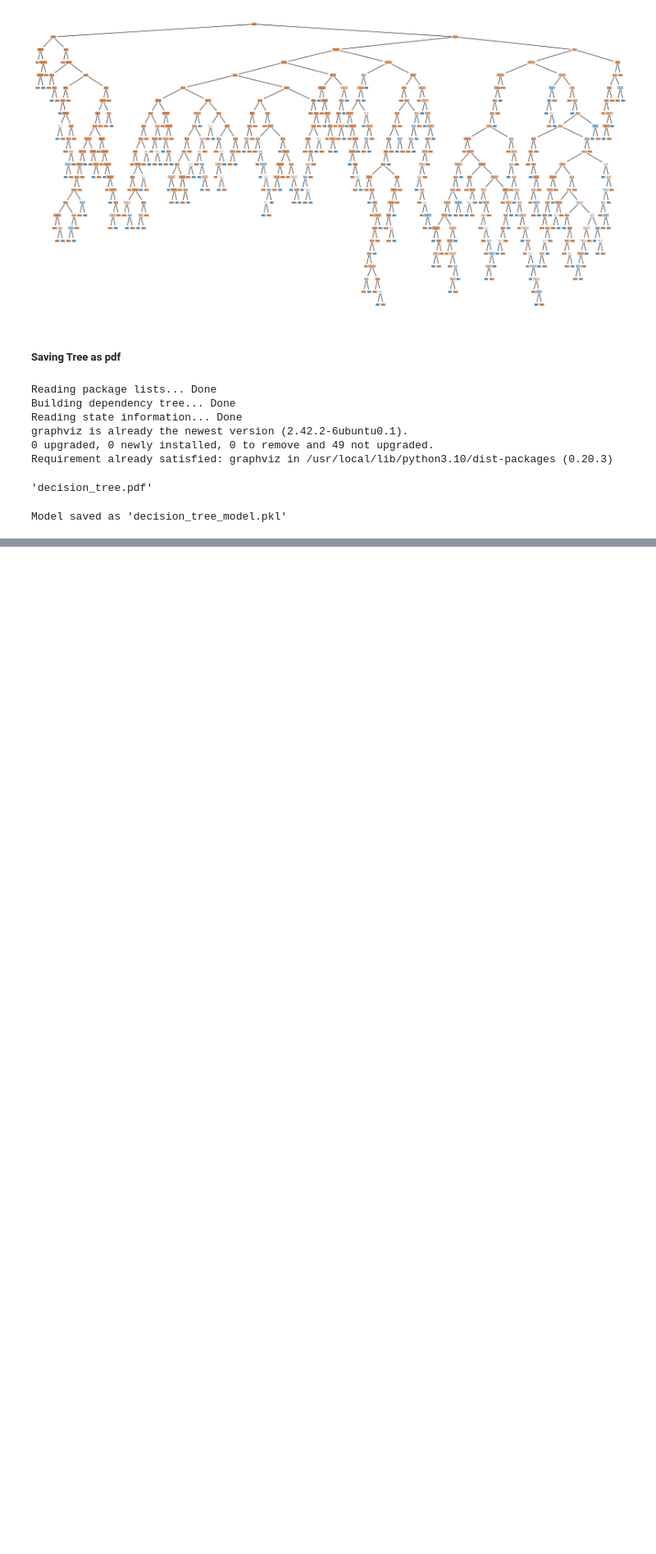
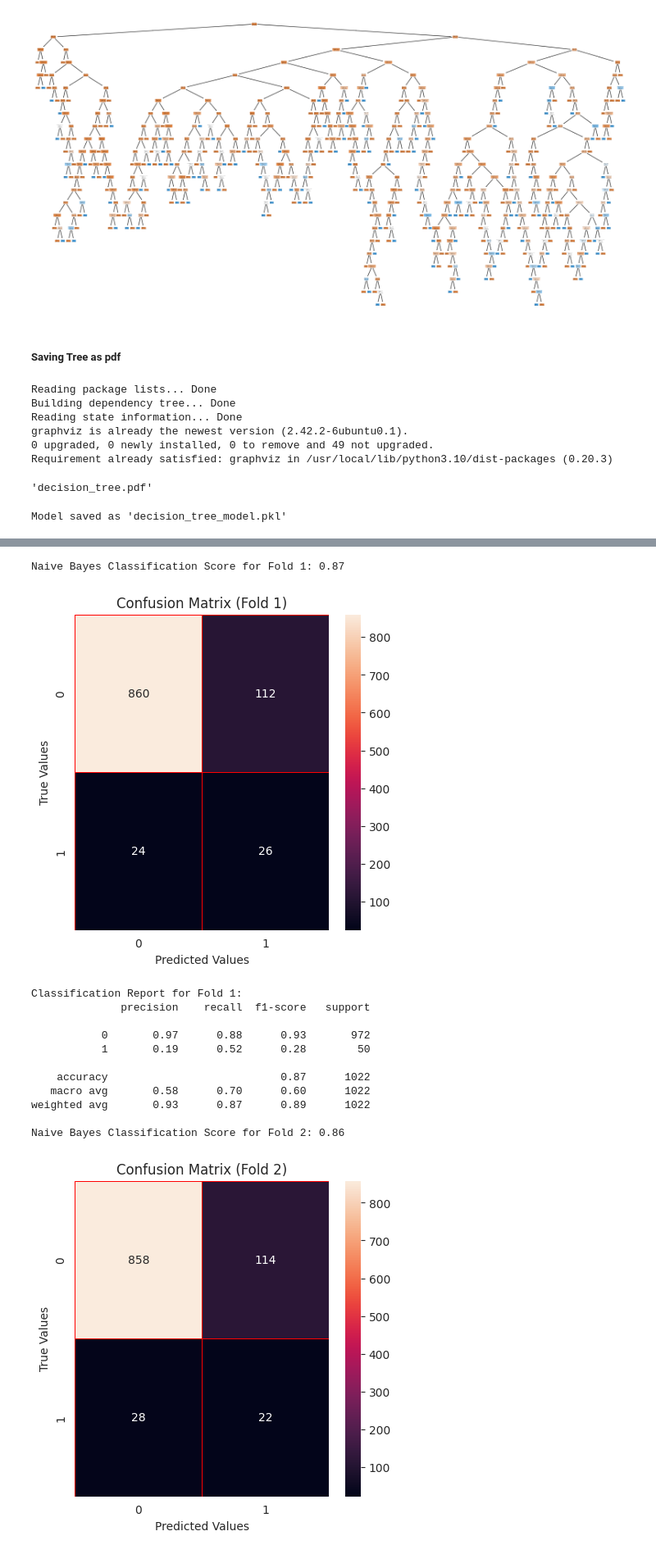
Before and after one commit to YasminaNasser/Stroke-Prediction-Data-Mining, a Jupyter notebook: Stroke_Prediction_Phase_2.ipynb, the cells around one changed output, grey strips where cells are left out. Shown at 82% size. Saved outputs shown, nothing was run; the diff lists cells and outputs as text; code cells hidden in the pictures; blank space fills up the shorter version.

```diff
--- a/Stroke_Prediction_Phase_2.ipynb
+++ b/Stroke_Prediction_Phase_2.ipynb
@@ -1307,0 +1351,59 @@ Model saved as 'decision_tree_model.pkl'
+# %%
+from sklearn.naive_bayes import GaussianNB
+from sklearn.metrics import confusion_matrix
+import seaborn as sns
+import matplotlib.pyplot as plt
+
+# Initialize the classifier
+naive_bayes = GaussianNB()
+
+# Data (assumed df_ready is already defined)
+X = df_ready.drop(columns=['stroke'])
+y = df_ready['stroke']
+
+kfold_method_scores=[]
+# Initialize the k-fold cross-validation
+for fold, (x_train, x_test, y_train, y_test) in enumerate(k_fold_split_method(X, y, n_splits=5)):
+    # Fit the model on the training data
+    naive_bayes.fit(x_train, y_train)
+
+    # Evaluate the model on the test data
+    score = naive_bayes.score(x_test, y_test)
+    print(f"Naive Bayes Classification Score for Fold {fold+1}: {score:.2f}")
+
+
+    kfold_method_scores.append(score)
+
+    # Confusion Matrix
+    y_pred = naive_bayes.predict(x_test)
+    conf_mat = confusion_matrix(y_test, y_pred)
+
+    # Visualize Confusion Matrix
+    f, ax = plt.subplots(figsize=(5, 5))
+    sns.heatmap(conf_mat, annot=True, linewidths=0.5, linecolor="red", fmt=".0f", ax=ax)
+    plt.xlabel("Predicted Values")
+    plt.ylabel("True Values")
+    plt.title(f"Confusion Matrix (Fold {fold+1})")
+    plt.show()
+    print(f"Classification Report for Fold {fold+1}:\n{classification_report(y_test, y_pred)}")
+
+# Print the mean score across all folds
+mean_score = sum(kfold_method_scores) / len(kfold_method_scores)
+method_names.append(f"Naive Bayes K-fold mean")
+method_scores.append(mean_score)
+print(f"Mean Classification Score: {mean_score:.2f}")
+# %% [output]
+Naive Bayes Classification Score for Fold 1: 0.87
+[figure, added]
+Classification Report for Fold 1:
+              precision    recall  f1-score   support
+
+           0       0.97      0.88      0.93       972
+           1       0.19      0.52      0.28        50
+
+    accuracy                           0.87      1022
+   macro avg       0.58      0.70      0.60      1022
+weighted avg       0.93      0.87      0.89      1022
+
+Naive Bayes Classification Score for Fold 2: 0.86
+[figure, added]
```
Also changed, not shown: parts of 12 cells of this notebook.
